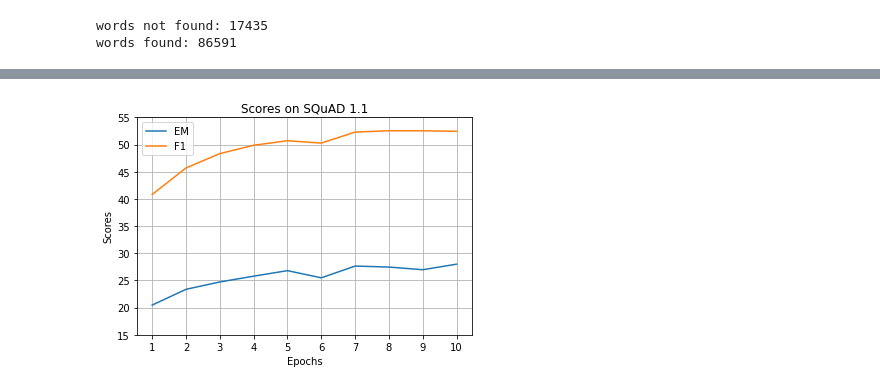
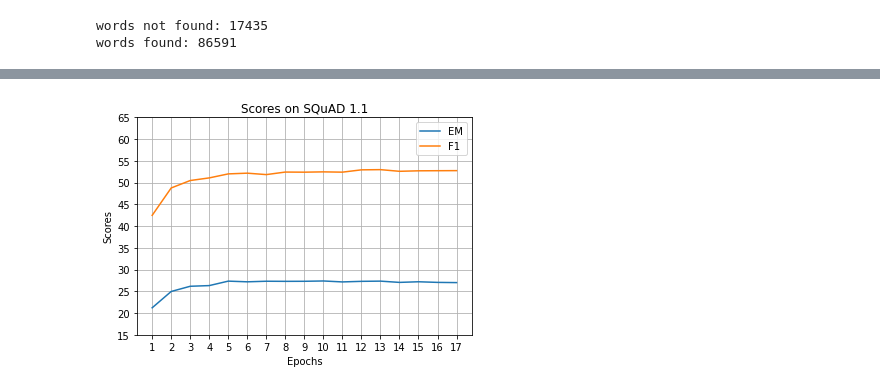
Before and after one commit to zxcvvxcz/my_DrQA, a Jupyter notebook: myDrQA.ipynb, the cells around one changed output, grey strips where cells are left out. Cells and saved outputs as stored; diff of their text form; code cells hidden in the pictures.

```diff
--- a/myDrQA.ipynb
+++ b/myDrQA.ipynb
@@ -140,10 +230,12 @@ testloader = DataLoader(dev_data, batch_size=BATCH_SIZE, shuffle=False, collate_
 # %%
-for i, (p, q, a, s) in enumerate(devset):
-    print(a,s)
-    nps = s[0].numpy()
-    tokens = tokenizer(trainset.data[i][0])
-    print(tokens[int(nps[0])])
-    print(tokens[nps[1]])
-    # print(tokens[a[0].numpy().item()])
-    if i > 0:
-        break
+# for i, (p, q, a, s) in enumerate(devset.data):
+#     print(p)
+#     print(q)
+#     print(a,s)
+#     nps = s[0].numpy()
+#     tokens = tokenizer(trainset.data[i][0])
+#     print(tokens[int(nps[0])])
+#     print(tokens[nps[1]])
+#     # print(tokens[a[0].numpy().item()])
+#     if i > 0:
+#         break
@@ -416,3 +495,7 @@ optimizer = torch.optim.Adamax(model.parameters())
+# %%
+optimizer = torch.optim.Adamax(model.parameters(), lr= 1e-2)
+
+scheduler = torch.optim.lr_scheduler.ReduceLROnPlateau(optimizer,'min', factor=0.1, patience=2, verbose=True)
 # %%
 from time import time
 def train(model, train_dataset):
@@ -498,7 +580,6 @@ def train(model, train_dataset):
 # %%
 # %time train_loss = train(model, trainloader)
 # %%
-from sklearn.metrics import f1_score
 def validate(model, test_dataset):
     '''
     Validates the model.
@@ -564,7 +645,9 @@ def validate(model, test_dataset):
                 span_start = torch.LongTensor(span_start).to(device)
                 span_end = torch.LongTensor(span_end).to(device)
                 # calculate loss
-                loss = F.cross_entropy(start_pred, span_start.t()[0]) + F.cross_entropy(end_pred, span_end.t()[0])
+                loss = [F.cross_entropy(start_pred, span_start.t()[i]) +
+                        F.cross_entropy(end_pred, span_end.t()[i]) for i in range(3)]
+                loss = min(loss)
 
                 val_loss += loss.item()
 
@@ -648,12 +730,13 @@ val_losses = []
 em_scores = []
 f1_scores = []
 epoch_start = max(epoch, 0)
-for epoch in range(epoch_start, epoch_start + 10):
+for epoch in range(epoch_start, epoch_start + 50):
     print(f'Staring epoch {epoch}')
     start_time = time()
 
     train_loss = train(model, trainloader)
     val_loss, emScore, f1Score = validate(model, testloader)
+    scheduler.step(val_loss)
     train_losses.append(train_loss)
     val_losses.append(val_loss)
     em_scores.append(emScore * 100)
@@ -718,17 +799,17 @@ em_score: 13.365384615384615, f1_score: 29.547050992112123
 # %%
-plt.plot([i for i in range(1, 11)], em_scores)
-plt.plot([i for i in range(1, 11)], f1_scores)
+plt.plot([i for i in range(epoch - len(em_scores) + 1, epoch + 1)], em_scores)
+plt.plot([i for i in range(epoch - len(f1_scores) + 1, epoch + 1)], f1_scores)
 plt.xlabel('Epochs')
 plt.ylabel('Scores')
 plt.title('Scores on SQuAD 1.1')
 plt.legend(['EM', 'F1'])
-plt.xticks([i for i in range(1, 11)])
-plt.yticks(np.arange(15, 60, 5))
-plt.savefig(f"best{epoch - 9}-{epoch}.png", dpi=350)
+plt.xticks([i for i in range(1, len(f1_scores) + 1)])
+plt.yticks(np.arange(15, 70, 5))
+plt.savefig(f"best{epoch - len(f1_scores) + 1}-{epoch}.png", dpi=350)
 plt.grid(True)
 plt.show()
 # %% [output]
-[figure, old version]
+[figure, new version]
 # %%
 # idx = 0
 # for i, t_data in enumerate(testloader):
```
Also changed, not shown: parts of 26 cells of this notebook.
